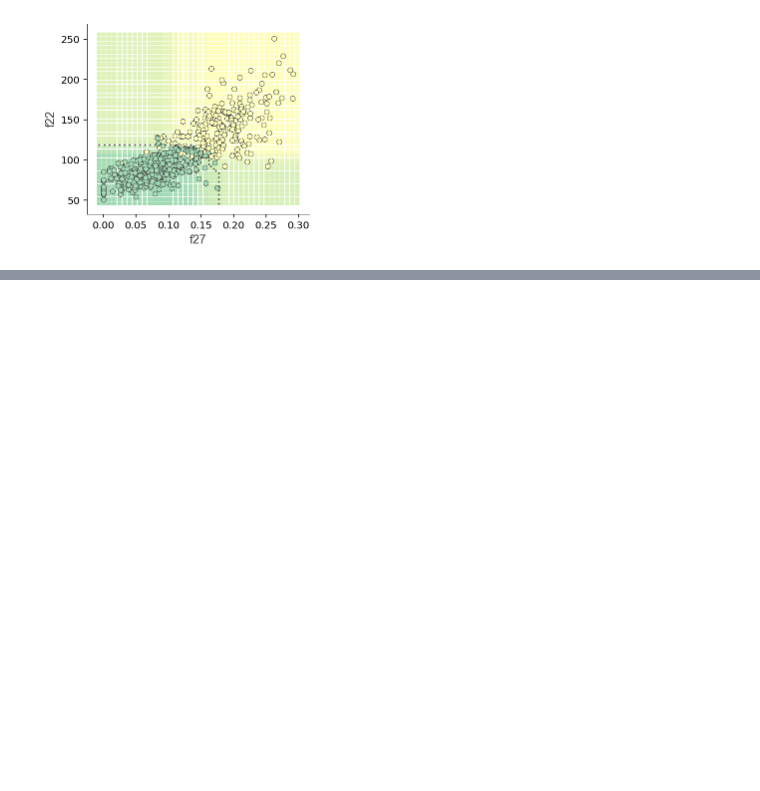
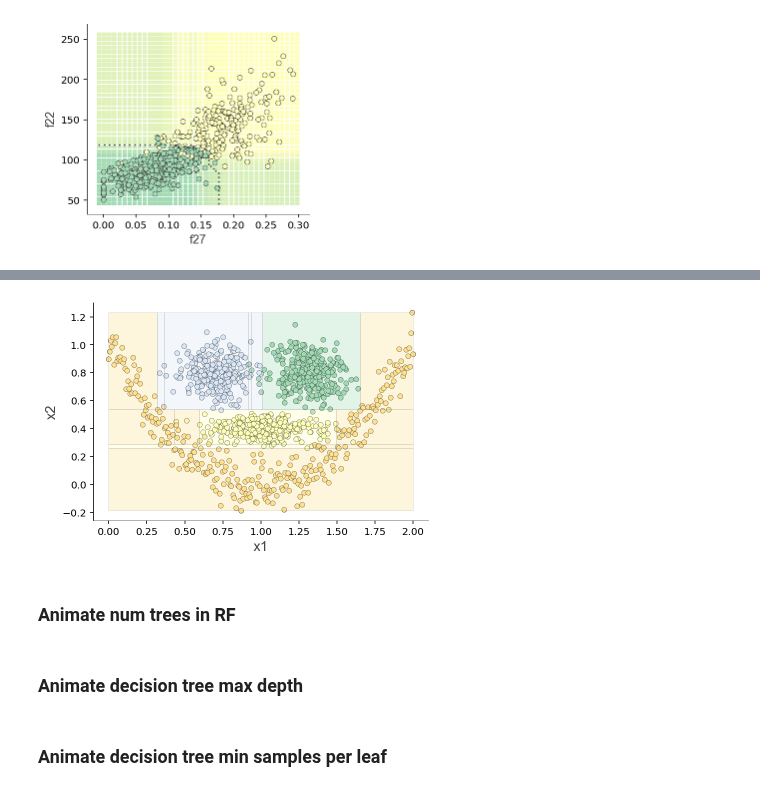
Before and after one commit to parrt/dtreeviz, a Jupyter notebook: notebooks/rf-partitioning.ipynb, the cells around one changed output, grey strips where cells are left out. Drawn from its saved outputs; the diff is of its cells as text; code cells hidden in the pictures; blank space fills up the shorter version.

```diff
--- a/notebooks/rf-partitioning.ipynb
+++ b/notebooks/rf-partitioning.ipynb
@@ -181,0 +236,11 @@ crfviz_bivar(rf, X.values, y, feature_names=['f27', 'f22'], ntiles=40)
+# %%
+t = DecisionTreeClassifier(max_depth=4)
+t.fit(X,y)
+ctreeviz_bivar(t, X, y,
+               feature_names=['x1', 'x2'], target_name="class",
+               show={'splits'},
+               colors={'scatter_edge': 'black'})
+# %% [output]
+[figure, added]
+# %% [markdown]
+### Animate num trees in RF
@@ -181,0 +276,2 @@ crfviz_bivar(rf, X.values, y, feature_names=['f27', 'f22'], ntiles=40)
+# %% [markdown]
+### Animate decision tree max depth
@@ -181,0 +308,2 @@ crfviz_bivar(rf, X.values, y, feature_names=['f27', 'f22'], ntiles=40)
+# %% [markdown]
+### Animate decision tree min samples per leaf
```
Also changed, not shown: parts of 8 cells of this notebook.
